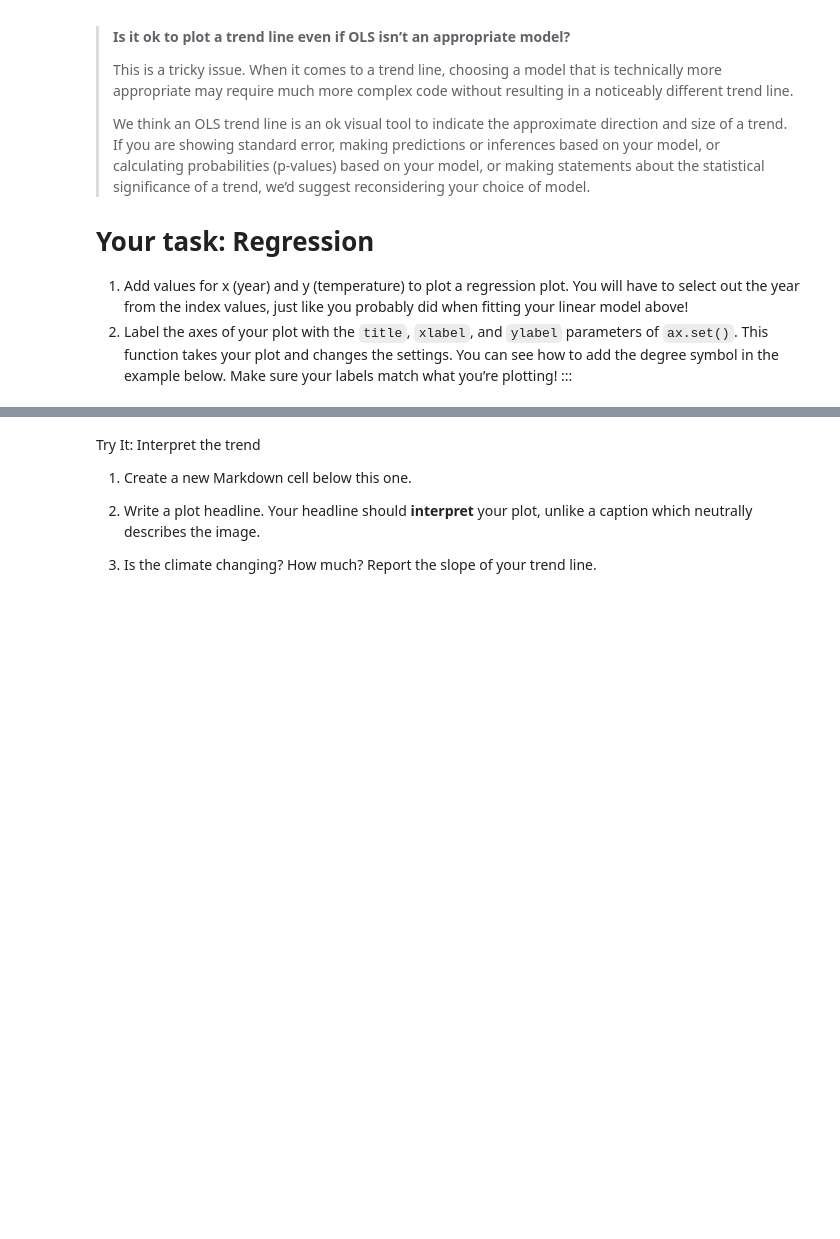
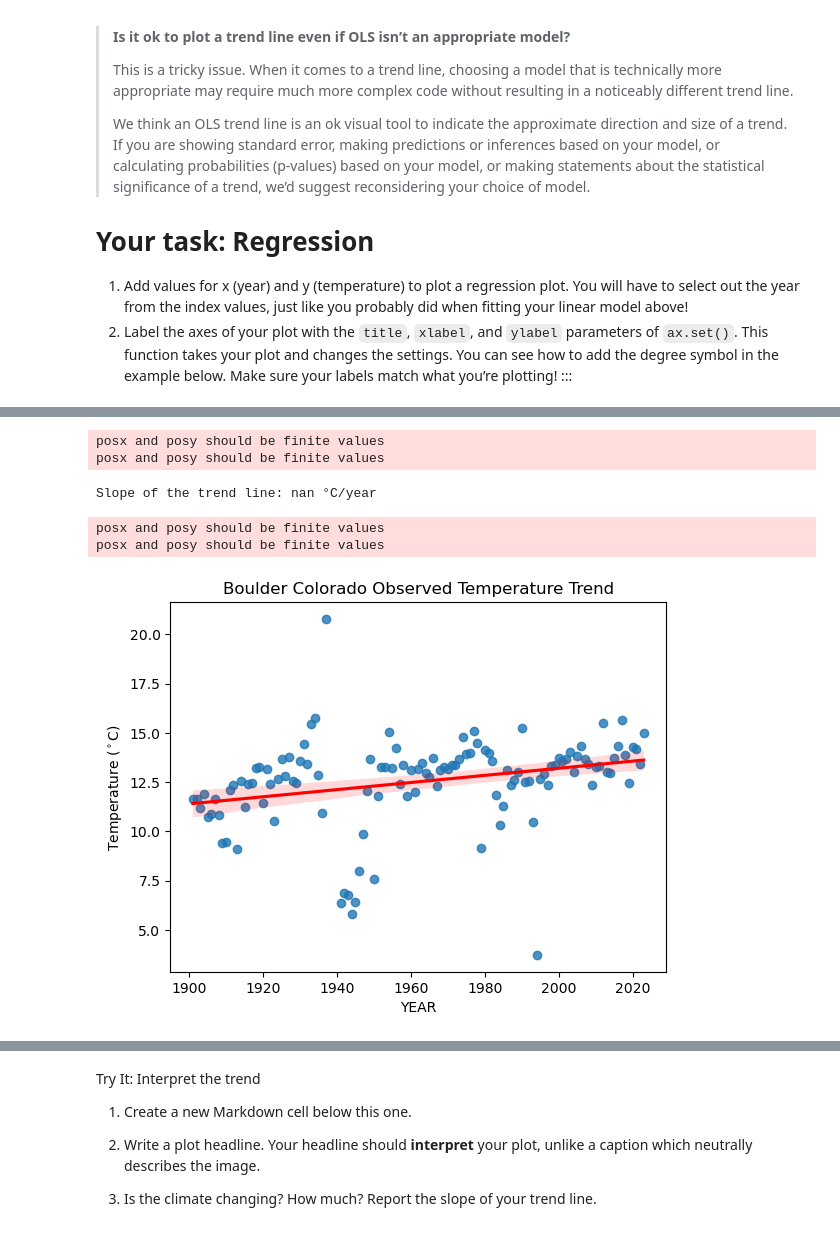
Before and after one commit to earthlab-education/climate-coding-challenge-gpb3037, a Jupyter notebook: Climate Coding Challenge, Part 5!.ipynb, the cells around one changed output, grey strips where cells are left out. Drawn from its saved outputs; the diff is of its cells as text; code cells hidden in the pictures; blank space fills up the shorter version.

Commit message:
trying to determine slope

```diff
--- a/Climate Coding Challenge, Part 5!.ipynb
+++ b/Climate Coding Challenge, Part 5!.ipynb
@@ -280,0 +276,45 @@ Slope of the trend line: nan °C/year
+# %%
+import seaborn as sns
+import matplotlib.pyplot as plt
+import statsmodels.api as sm
+
+# Plot annual average temperature data with a red trend line
+ax = sns.regplot(
+    x=bco_ann_climate_df['Year'],
+    y=bco_ann_climate_df['TOBS_C'],
+    line_kws={'color': 'red'},  # Change the trend line to red
+)
+
+# Set plot labels
+ax.set(
+    title='Boulder Colorado Observed Temperature Trend',
+    xlabel='YEAR',
+    ylabel='Temperature ($^\circ$C)'  # Updated unit to Celsius
+)
+
+# Fit the OLS model to get the slope
+X = sm.add_constant(bco_ann_climate_df['Year'])  # Add constant for the intercept
+model = sm.OLS(bco_ann_climate_df['TOBS_C'], X).fit()  # Fit the model
+
+# Extract the slope (coefficient of the 'Year') and intercept
+slope = model.params['Year']
+intercept = model.params['const']
+print(f"Slope of the trend line: {slope:.4f} °C/year")
+
+# Predict temperature values at 1920 and 2020
+temp_1920 = intercept + slope * 1920
+temp_2020 = intercept + slope * 2020
+
+# Label the 1920 and 2020 values on the trend line as a number in red
+ax.text(1920, temp_1920, f'{temp_1920:.2f}', color='red', fontsize=10, ha='right')
+ax.text(2020, temp_2020, f'{temp_2020:.2f}', color='red', fontsize=10, ha='right')
+
+# Display the plot without extra text
+plt.show()
+# %% [output]
+posx and posy should be finite values
+posx and posy should be finite values
+Slope of the trend line: nan °C/year
+posx and posy should be finite values
+posx and posy should be finite values
+[figure, added]
```
Also changed, not shown: parts of 7 cells of this notebook.
